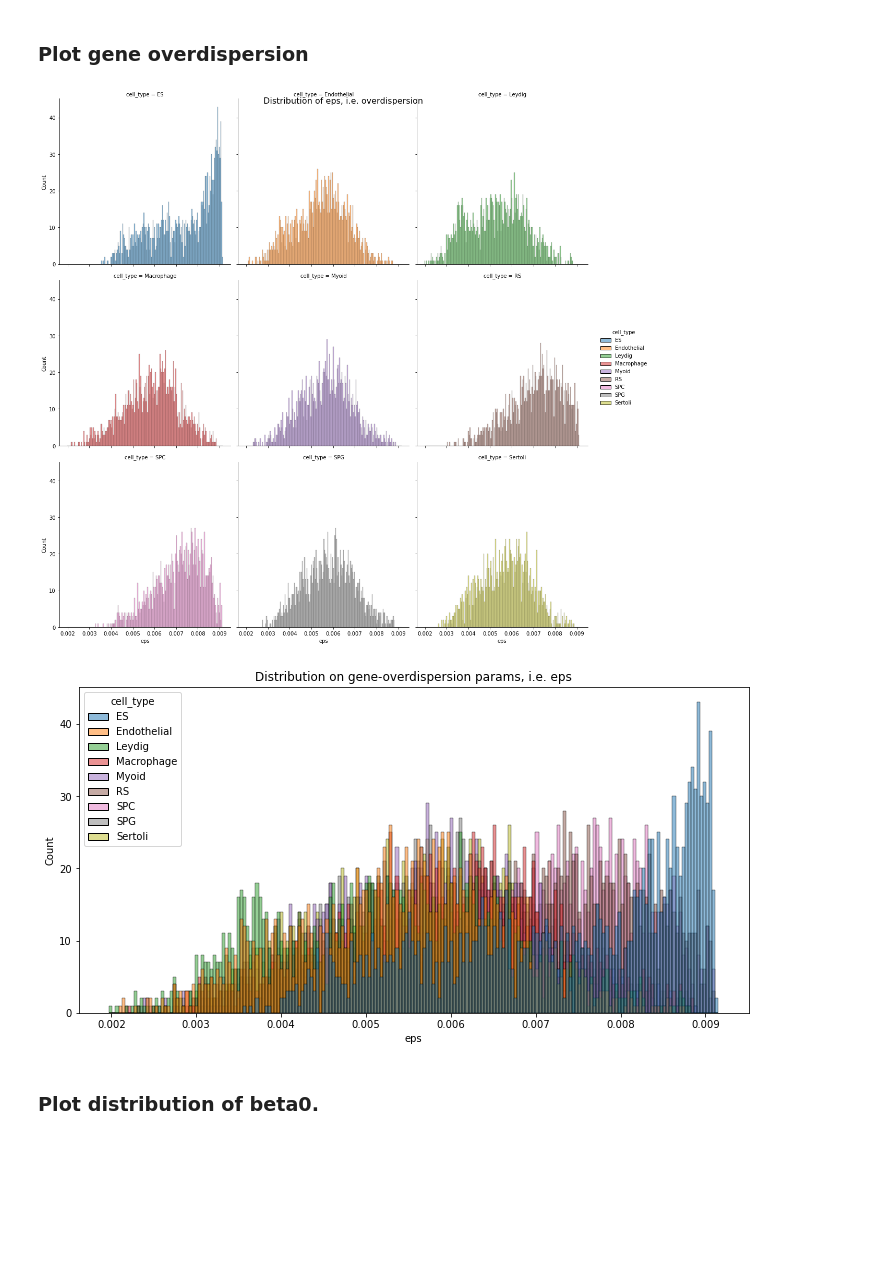
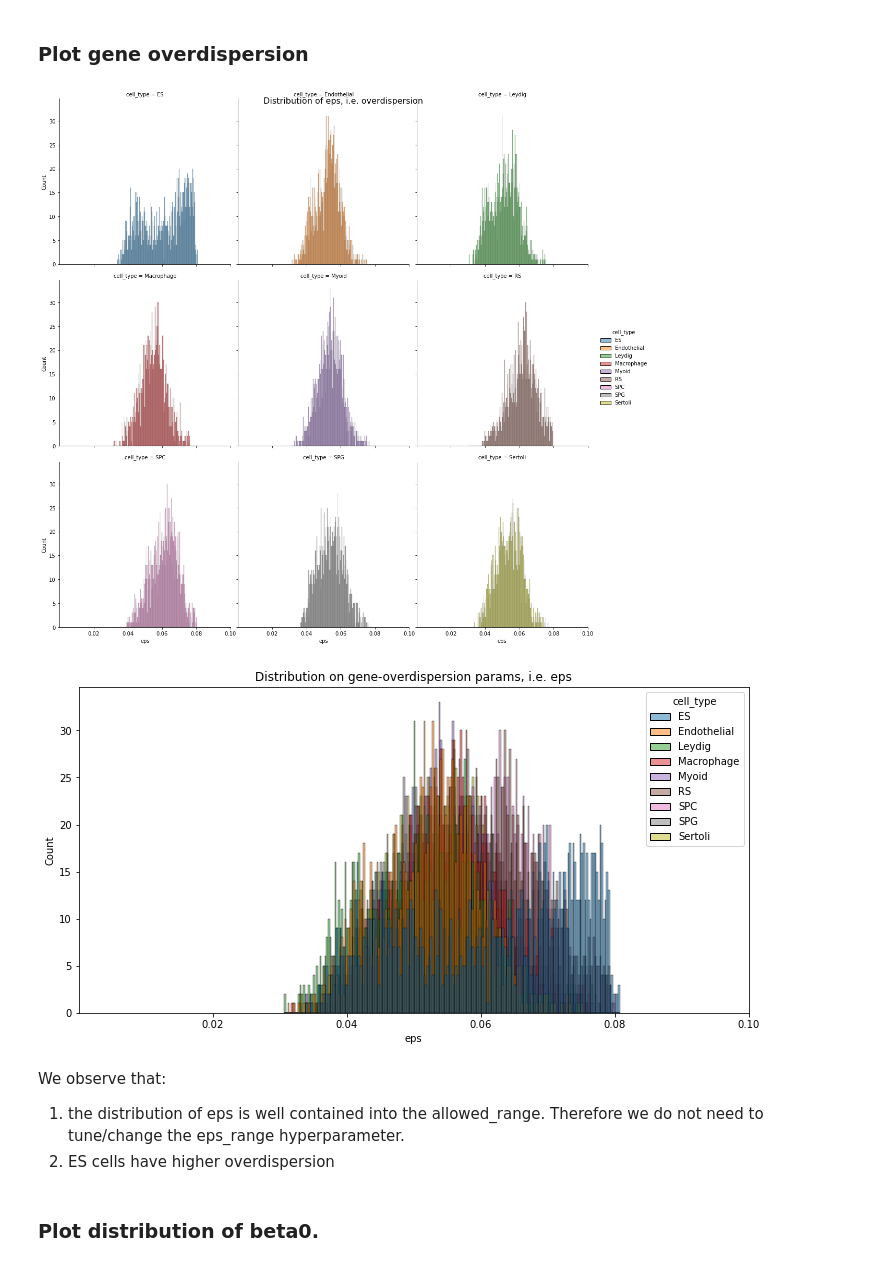
Before and after one commit to broadinstitute/tissue_purifier, a Jupyter notebook: notebooks/notebook3.ipynb, the cells around one changed output. Cells and saved outputs as stored; diff of their text form; code cells hidden in the pictures; blank space fills up the shorter version.

```diff
--- a/notebooks/notebook3.ipynb
+++ b/notebooks/notebook3.ipynb
@@ -229,7 +229,7 @@ gr.train(
     use_covariates=True,
     l1_regularization_strength=None,
     l2_regularization_strength=None,
-    eps_range=(1.0E-5, 1.0E-2),
+    eps_range=(1.0E-5, 1.0E-1),
     subsample_size_cells=2000,
     subsample_size_genes=None,
     initialization_type="scratch")
@@ -285,7 +286,7 @@ gr.show_loss(ax=axes[1], logy=True)
 # %% [markdown]
 get the fitted parameters
 # %%
-df = gr.get_params()
-df
+df_param = gr.get_params()
+df_param
 # %% [output]
 |  | beta_1 | beta_2 | beta_3 | beta_4 | beta_5 | beta_6 | beta_7 | beta_8 | beta_9 | beta_0 | cell_type | ... |
@@ -323,16 +324,22 @@ where:
 # %% [markdown]
 ### Plot gene overdispersion
 # %%
-g = seaborn.displot(data=df, x="eps", hue="cell_type", col="cell_type", kind='hist', bins=200, common_bins=True, col_wrap=3)
+g = seaborn.displot(data=df_param, x="eps", hue="cell_type", col="cell_type", kind='hist', bins=200, common_bins=True, col_wrap=3)
 _ = g.fig.suptitle("Distribution of eps, i.e. overdispersion", fontsize=16)
+g = g.set(xlim=gr._train_kargs["eps_range"])
 # %% [output]
-[figure, old version]
+[figure, new version]
 # %%
 fig, ax = plt.subplots(figsize=(12,6))
-_ = seaborn.histplot(data=df, x="eps", hue="cell_type", bins=200, ax=ax, multiple="layer")
+_ = seaborn.histplot(data=df_param, x="eps", hue="cell_type", bins=200, ax=ax, multiple="layer")
 _ = ax.set_title("Distribution on gene-overdispersion params, i.e. eps")
+_ = ax.set_xlim(gr._train_kargs["eps_range"])
 # %% [output]
-[figure, old version]
+[figure, new version]
+# %% [markdown]
+We observe that:
+1. the distribution of eps is well contained into the allowed_range. Therefore we do not need to tune/change the eps_range hyperparameter.
+2. ES cells have higher overdispersion
 # %% [markdown]
 ### Plot distribution of beta0.
 # %%
```
Also changed, not shown: parts of 11 cells of this notebook.
